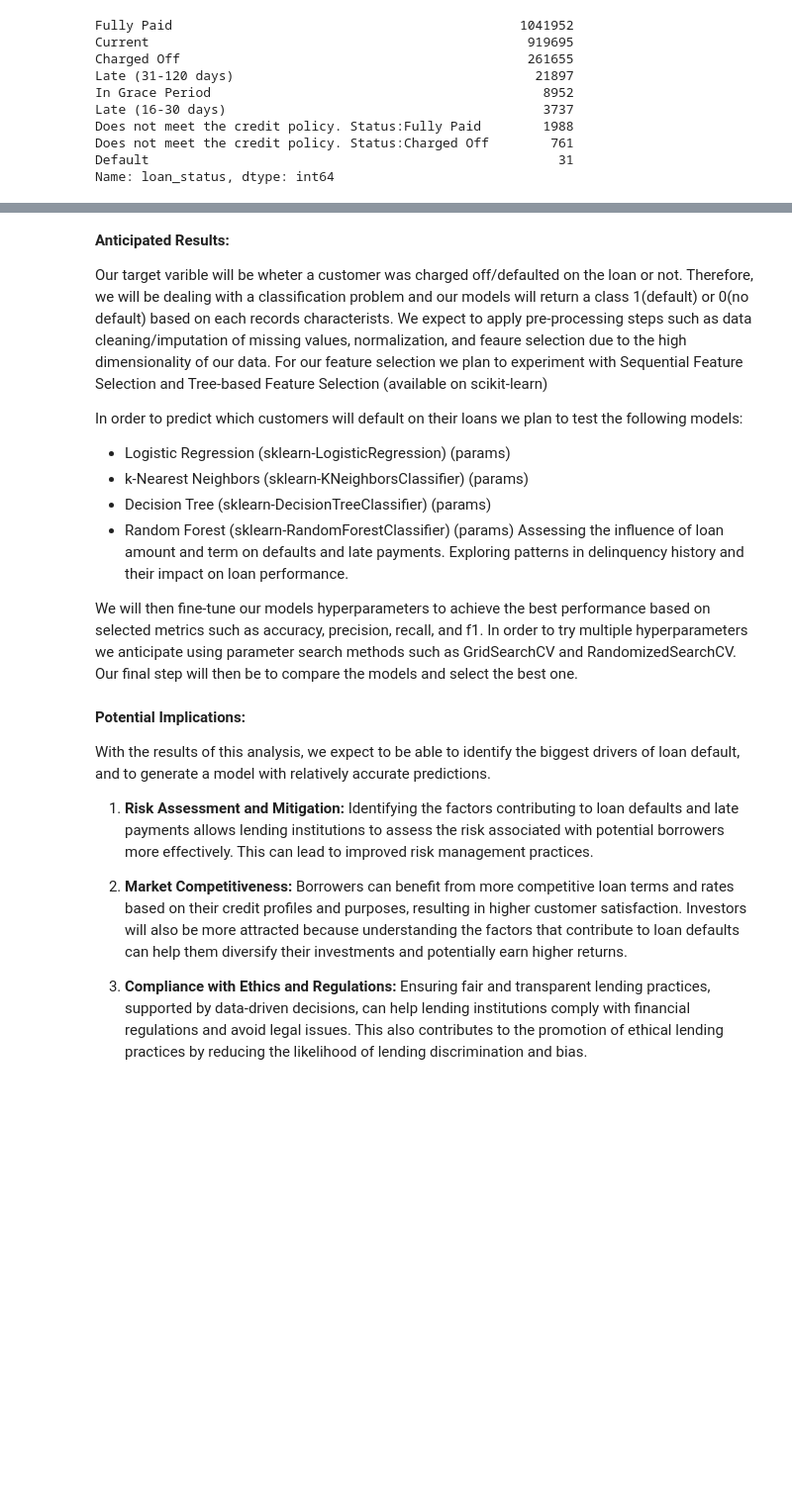
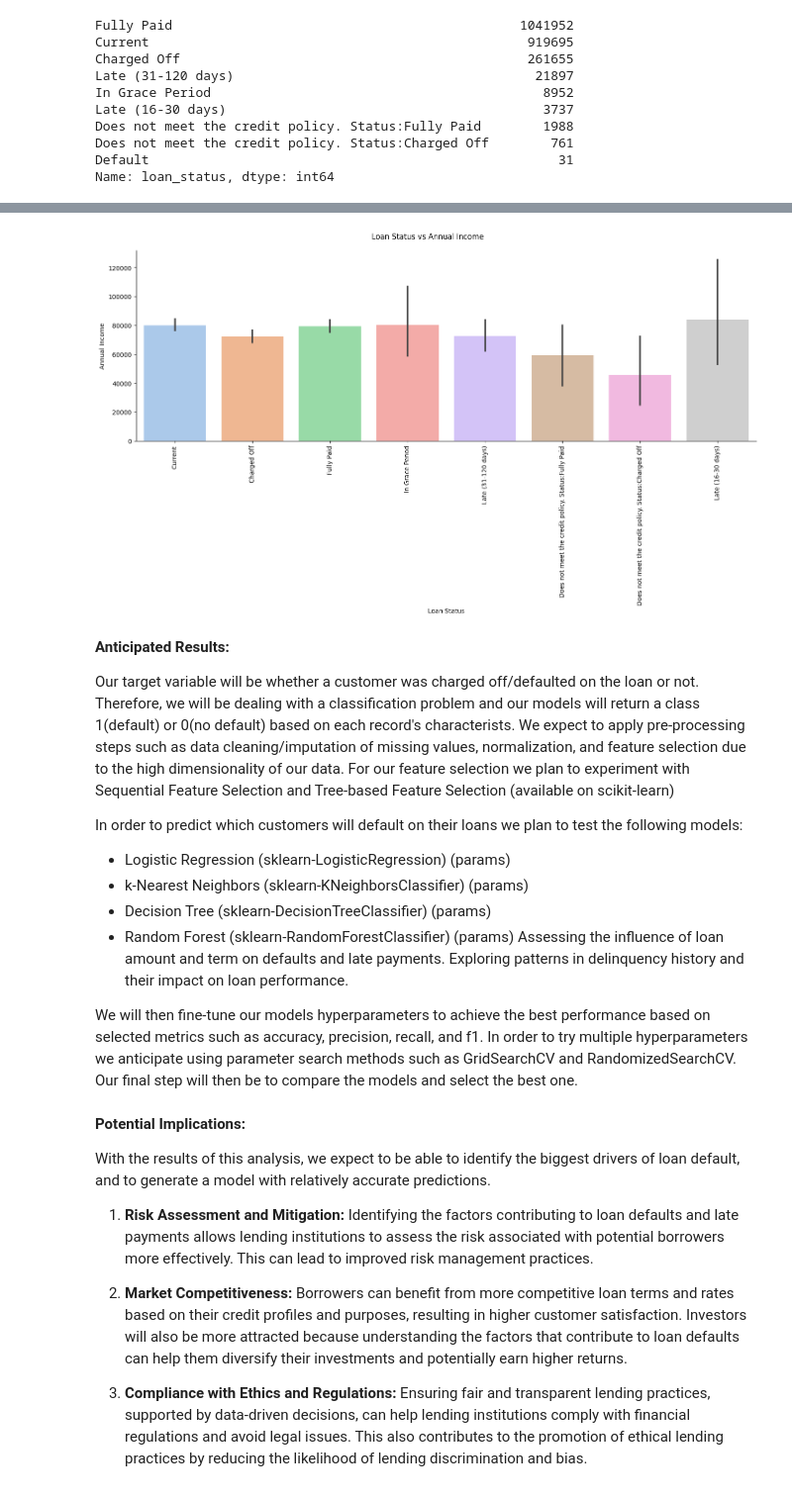
Before and after one commit to victor-floriano/ba-810-team-project, a Jupyter notebook: ba810-group1-project-proposal.ipynb, the cells around one changed output, grey strips where cells are left out. Shown at 99% size. Drawn from its saved outputs; the diff is of its cells as text; code cells hidden in the pictures; blank space fills up the shorter version.

```diff
--- a/ba810-group1-project-proposal.ipynb
+++ b/ba810-group1-project-proposal.ipynb
@@ -76,7 +94,20 @@ loan_df.describe() #EDIT THIS TO CONTAIN ONLY A FEW VARIABLES
+# %%
+#Graph of the Loan Status vs Annual Income
+
+#Create a new sample of the data
+loan_sample_2 = loan_df.sample(5000, replace=False)
+
+catplot = sns.catplot(kind = 'bar', x = 'loan_status',y = 'annual_inc', data = loan_sample_2, palette = 'pastel', aspect=3);
+plt.suptitle('Loan Status vs Annual Income', y=1.05)
+catplot.set_axis_labels('Loan Status', 'Annual Income')
+catplot.set_xticklabels(rotation=90)
+plt.show();
+# %% [output]
+[figure, added]
 # %% [markdown]
 **Anticipated Results:**
 
-Our target varible will be wheter a customer was charged off/defaulted on the loan or not. Therefore, we will be dealing with a classification problem and our models will return a class 1(default) or 0(no default) based on each records characterists. We expect to apply pre-processing steps such as data cleaning/imputation of missing values, normalization, and feaure selection due to the high dimensionality of our data. For our feature selection we plan to experiment with Sequential Feature Selection and Tree-based Feature Selection (available on scikit-learn)
+Our target variable will be whether a customer was charged off/defaulted on the loan or not. Therefore, we will be dealing with a classification problem and our models will return a class 1(default) or 0(no default) based on each record's characterists. We expect to apply pre-processing steps such as data cleaning/imputation of missing values, normalization, and feature selection due to the high dimensionality of our data. For our feature selection we plan to experiment with Sequential Feature Selection and Tree-based Feature Selection (available on scikit-learn)
 
 In order to predict which customers will default on their loans we plan to test the following models:
 * Logistic Regression (sklearn-LogisticRegression) (params)
```
Also changed, not shown: parts of 6 cells of this notebook, 1 other file.
